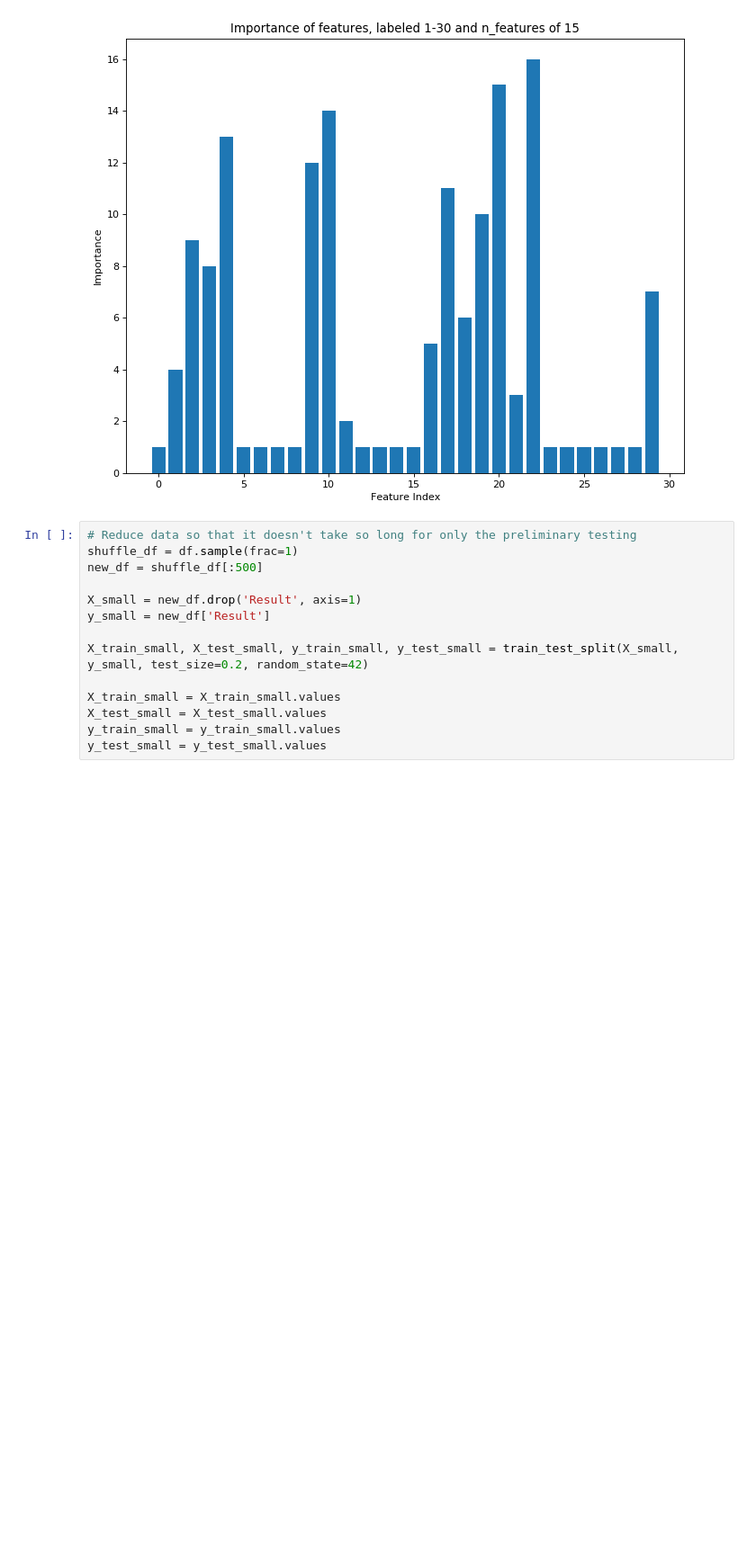
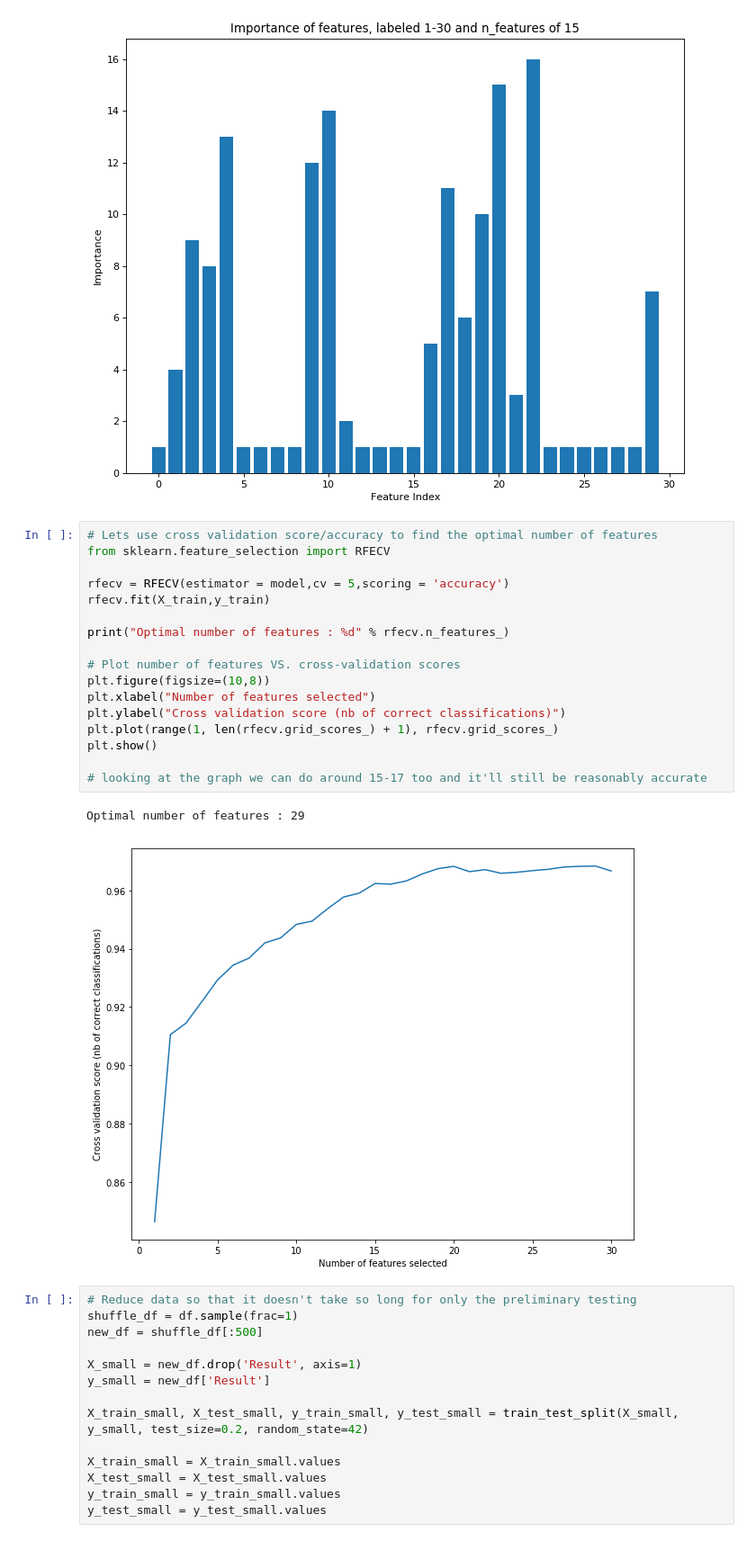
Before and after one commit to bjoernh2000/phishing, a Jupyter notebook: Phishing.ipynb, the cells around one changed output. Shown at 90% size. Cells and saved outputs as stored; diff of their text form; blank space fills up the shorter version.

Commit message:
The best number of features using RFECV

```diff
--- a/Phishing.ipynb
+++ b/Phishing.ipynb
@@ -298,6 +298,26 @@ plt.ylabel('Importance')
 plt.show()
 # %% [output]
 [figure]
+# %%
+# Lets use cross validation score/accuracy to find the optimal number of features
+from sklearn.feature_selection import RFECV
+
+rfecv = RFECV(estimator = model,cv = 5,scoring = 'accuracy')
+rfecv.fit(X_train,y_train)
+
+print("Optimal number of features : %d" % rfecv.n_features_)
+
+# Plot number of features VS. cross-validation scores
+plt.figure(figsize=(10,8))
+plt.xlabel("Number of features selected")
+plt.ylabel("Cross validation score (nb of correct classifications)")
+plt.plot(range(1, len(rfecv.grid_scores_) + 1), rfecv.grid_scores_)
+plt.show()
+
+# looking at the graph we can do around 15-17 too and it'll still be reasonably accurate
+# %% [output]
+Optimal number of features : 29
+[figure, added]
 # %%
 # Reduce data so that it doesn't take so long for only the preliminary testing
 shuffle_df = df.sample(frac=1)
```
